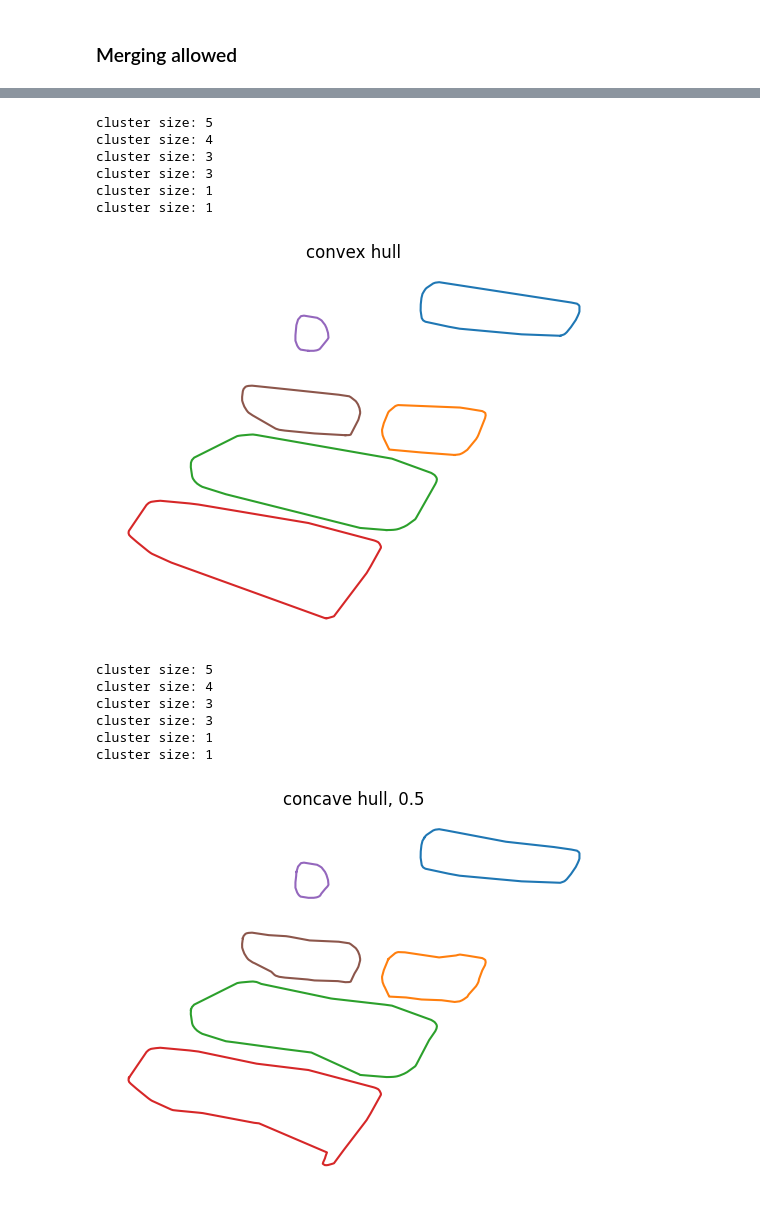
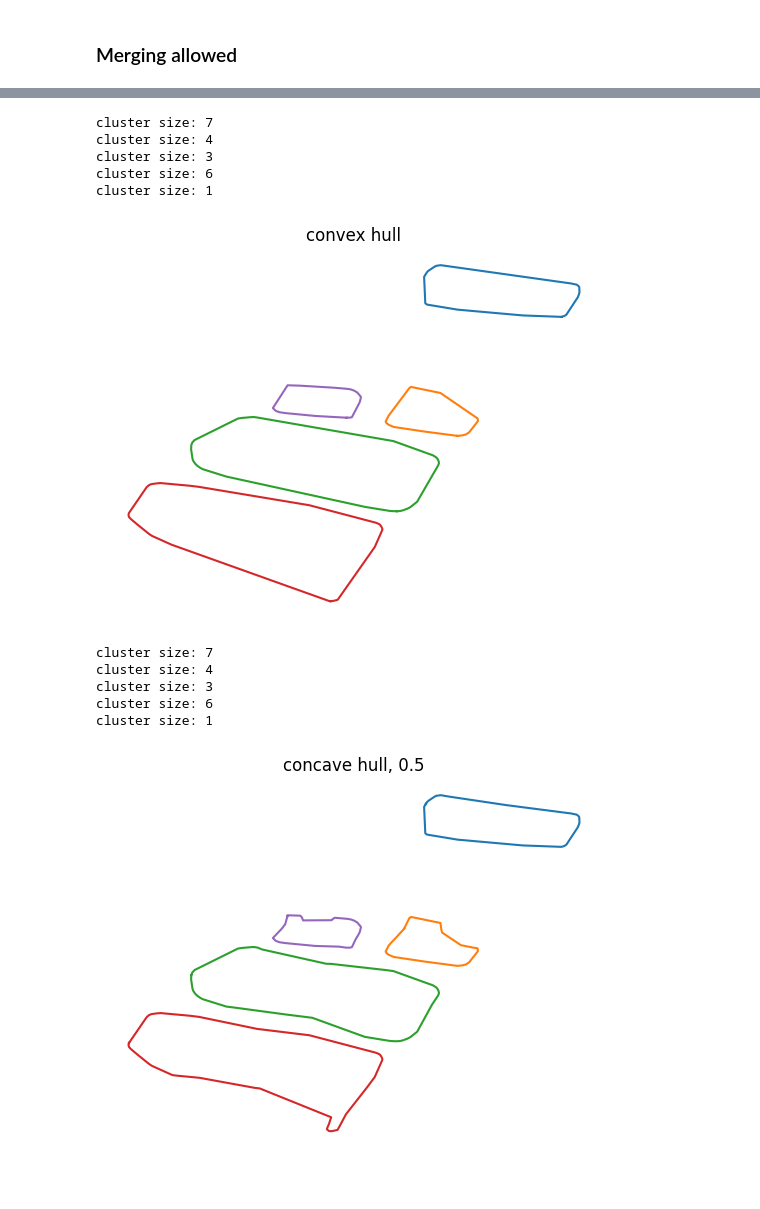
Before and after one commit to Trawirr/ParkingApp, a Jupyter notebook: image_processing/allowed_to_top_down.ipynb, the cells around one changed output, grey strips where cells are left out. Cells and saved outputs as stored; diff of their text form; code cells hidden in the pictures.

```diff
--- a/image_processing/allowed_to_top_down.ipynb
+++ b/image_processing/allowed_to_top_down.ipynb
@@ -200,7 +309,7 @@ def polygon_distance_matrix(polygons):
     return dist_matrix
 # %%
 cluster_max_dist = 0.5
-all_allowed_polygons = sum([camera_polygons_transformed[cid]['allowed'] for cid in camera_polygons_transformed], [])
+all_allowed_polygons = allowed_subtracted#sum([camera_polygons_transformed[cid]['allowed'] for cid in camera_polygons_transformed], [])
 
 distance_matrix = polygon_distance_matrix(all_allowed_polygons)
 
@@ -265,9 +384,9 @@ def merge_clusters(clustered_polygons, mode='convex', hull_param=0.5):
     return merged_clusters
 
 def filter_clusters(clustered_polygons, min_polygon_num=0, min_size=0):
-    return [cp for cp in clustered_polygons if len(cp) >= min_polygon_num or MultiPolygon(cp).area >= min_size]
+    return [cp for cp in clustered_polygons if len(cp) >= min_polygon_num and MultiPolygon(cp).area >= min_size]
 # %%
-merged_clusters = merge_clusters(filter_clusters(clustered_polygons))
+merged_clusters = merge_clusters(filter_clusters(clustered_polygons, min_size=5*2.5))
 
 for poly in merged_clusters:
     plt.plot(*poly.exterior.xy)
@@ -293,5 +409,5 @@ cluster size: 1
 # %%
-merged_clusters = merge_clusters(filter_clusters(clustered_polygons, 2, 12))
+merged_clusters = merge_clusters(filter_clusters(clustered_polygons, min_size=5*2.5))
 
 for poly in merged_clusters:
     plt.plot(*poly.exterior.xy)
@@ -305,32 +421,30 @@ plt.axis("off")
 plt.title(f'convex hull')
 plt.show()
 # %% [output]
-cluster size: 5
+cluster size: 7
 cluster size: 4
 cluster size: 3
-cluster size: 3
+cluster size: 6
 cluster size: 1
-cluster size: 1
-[figure, old version]
+[figure, new version]
 # %%
-merged_clusters = merge_clusters(filter_clusters(clustered_polygons, 2, 12), 'concave')
+merged_clusters = merge_clusters(filter_clusters(clustered_polygons, min_size=5*2.5), 'concave', 0.5)
 
 for poly in merged_clusters:
     plt.plot(*poly.exterior.xy)
 
 # for poly in camera_polygons_transformed['weti1']['allowed']:
 #     plt.plot(*poly.exterior.xy)
 # for poly in camera_polygons_transformed['weti2']['allowed']:
 #     plt.plot(*poly.exterior.xy)
 
 plt.axis("off")
 plt.title(f'concave hull, 0.5')
 plt.show()
 # %% [output]
-cluster size: 5
+cluster size: 7
 cluster size: 4
 cluster size: 3
-cluster size: 3
+cluster size: 6
 cluster size: 1
-cluster size: 1
-[figure, old version]
+[figure, new version]
```
Also changed, not shown: parts of 16 cells of this notebook.
